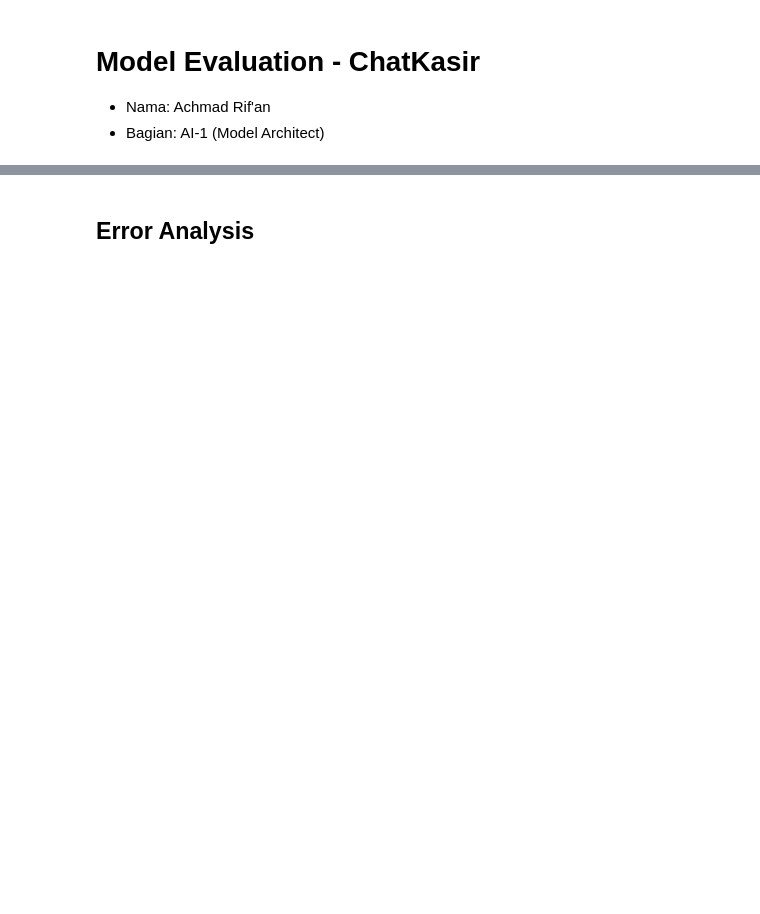
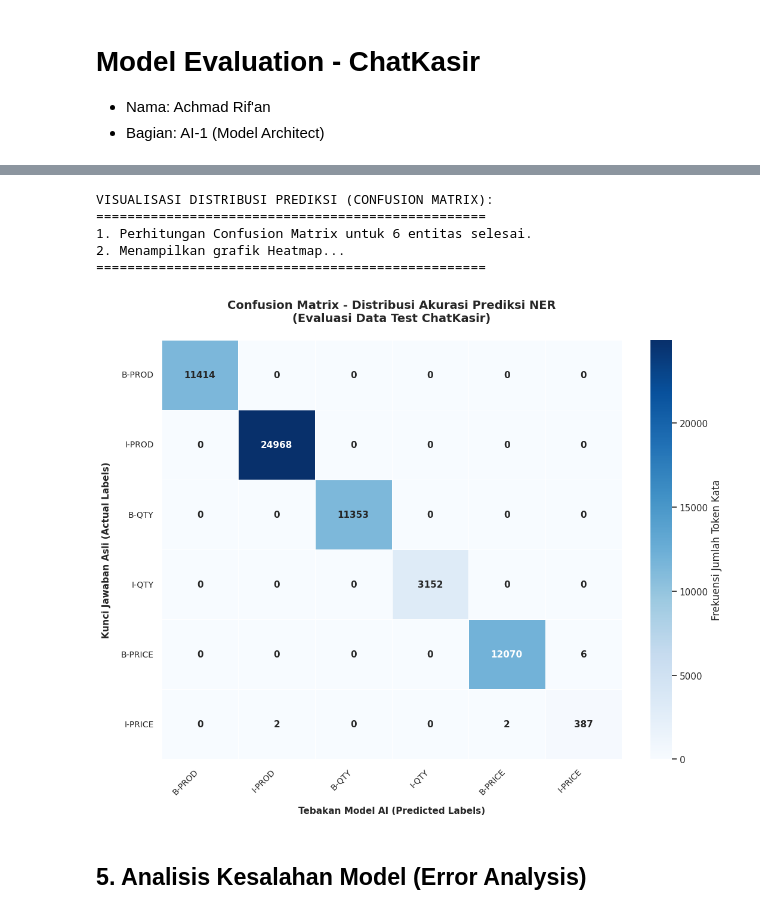
Before and after one commit to Sugandarilovv/ChatKasir, a Jupyter notebook: ai-model/notebooks/03_evaluation.ipynb, the cells around one changed output, grey strips where cells are left out. Cells and saved outputs as stored; diff of their text form; code cells hidden in the pictures; blank space fills up the shorter version.

```diff
--- a/ai-model/notebooks/03_evaluation.ipynb
+++ b/ai-model/notebooks/03_evaluation.ipynb
@@ -244,3 +252,56 @@ plt.show()
+# %%
+print("VISUALISASI DISTRIBUSI PREDIKSI (CONFUSION MATRIX):")
+print("=" * 50)
+
+# Kalkulasi Confusion Matrix
+# Mempertemukan array vertikal kunci jawaban asli dengan hasil tebakan AI
+# Hanya fokus menghitung sebaran 6 kelas entitas penting
+cm_matriks = confusion_matrix(y_true_bersih, y_pred_bersih, labels=label_id)
+print("1. Perhitungan Confusion Matrix untuk 6 entitas selesai.")
+
+# Konfigurasi Canvas
+plt.figure(figsize=(11, 9), dpi=100)
+sns.set_theme(style="white")
+
+# Heatmap Seaborn
+# linewidths=0.5 & linecolor : garis pembatas putih tipis antar kotak
+# cmap='Blues' : gradasi warna biru
+# cbar_kws : judul kecil pada batang petunjuk warna
+sns.heatmap(
+    cm_matriks,
+    annot=True,
+    fmt='d',
+    cmap='Blues',
+    linewidths=0.5,
+    linecolor='white',
+    xticklabels=label_name,
+    yticklabels=label_name,
+    annot_kws={"size": 11, "weight": "bold"},
+    cbar_kws={'label': 'Frekuensi Jumlah Token Kata'}
+)
+
+# Judul dan Label
+plt.title('Confusion Matrix - Distribusi Akurasi Prediksi NER\n(Evaluasi Data Test ChatKasir)',
+          fontsize=14, fontweight='bold', pad=22)
+plt.xlabel('Tebakan Model AI (Predicted Labels)', fontsize=11, fontweight='bold', labelpad=12)
+plt.ylabel('Kunci Jawaban Asli (Actual Labels)', fontsize=11, fontweight='bold', labelpad=12)
+
+# Rotasi Teks Label
+plt.xticks(rotation=45, ha='right', fontsize=10)
+plt.yticks(rotation=0, fontsize=10)
+
+# Menampilkan Hasil
+print("2. Menampilkan grafik Heatmap...")
+print("=" * 50)
+plt.tight_layout()
+plt.show()
+# %% [output]
+VISUALISASI DISTRIBUSI PREDIKSI (CONFUSION MATRIX):
+==================================================
+1. Perhitungan Confusion Matrix untuk 6 entitas selesai.
+2. Menampilkan grafik Heatmap...
+==================================================
+[figure, added]
 # %% [markdown]
-## Error Analysis
+## 5. Analisis Kesalahan Model (Error Analysis)
 # %%
```
Also changed, not shown: parts of 16 cells of this notebook, 15 other files.
